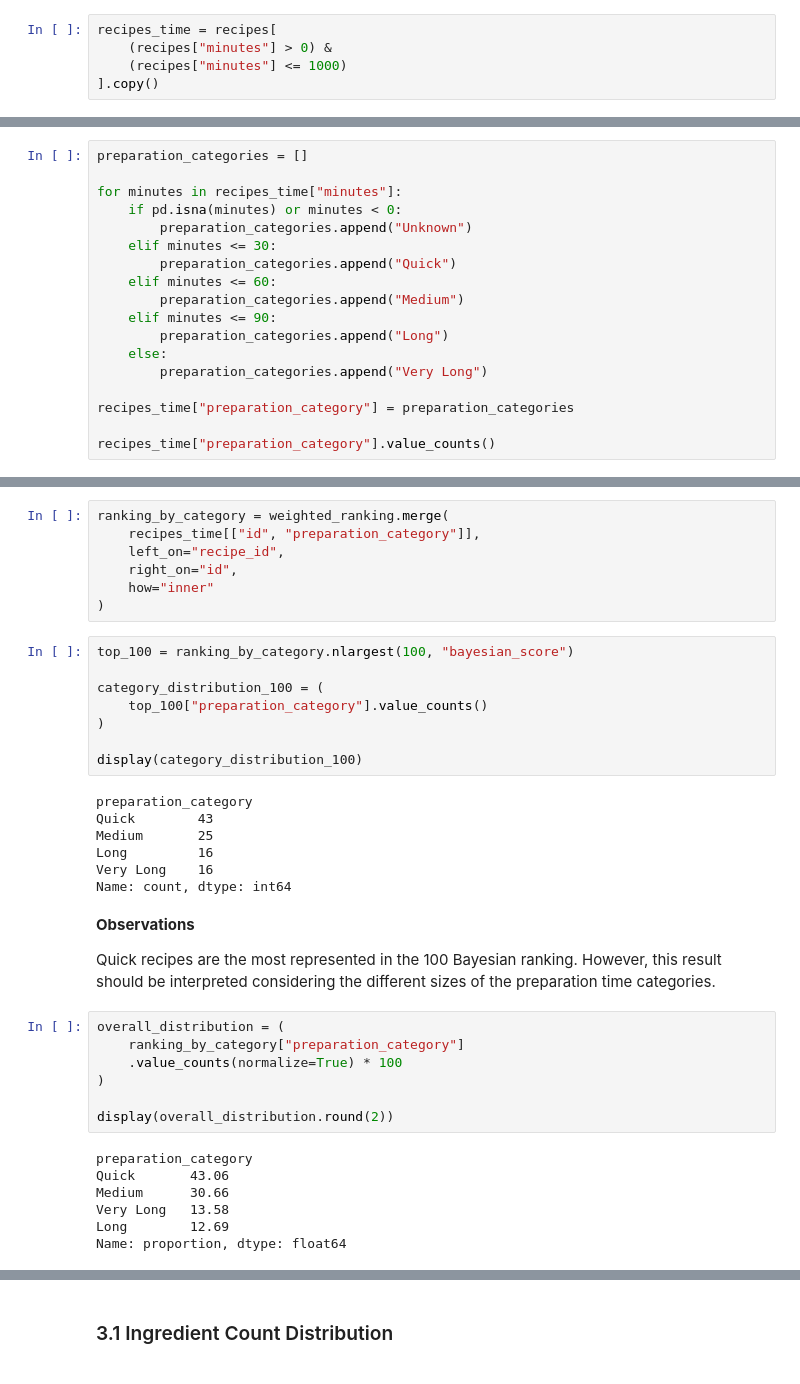
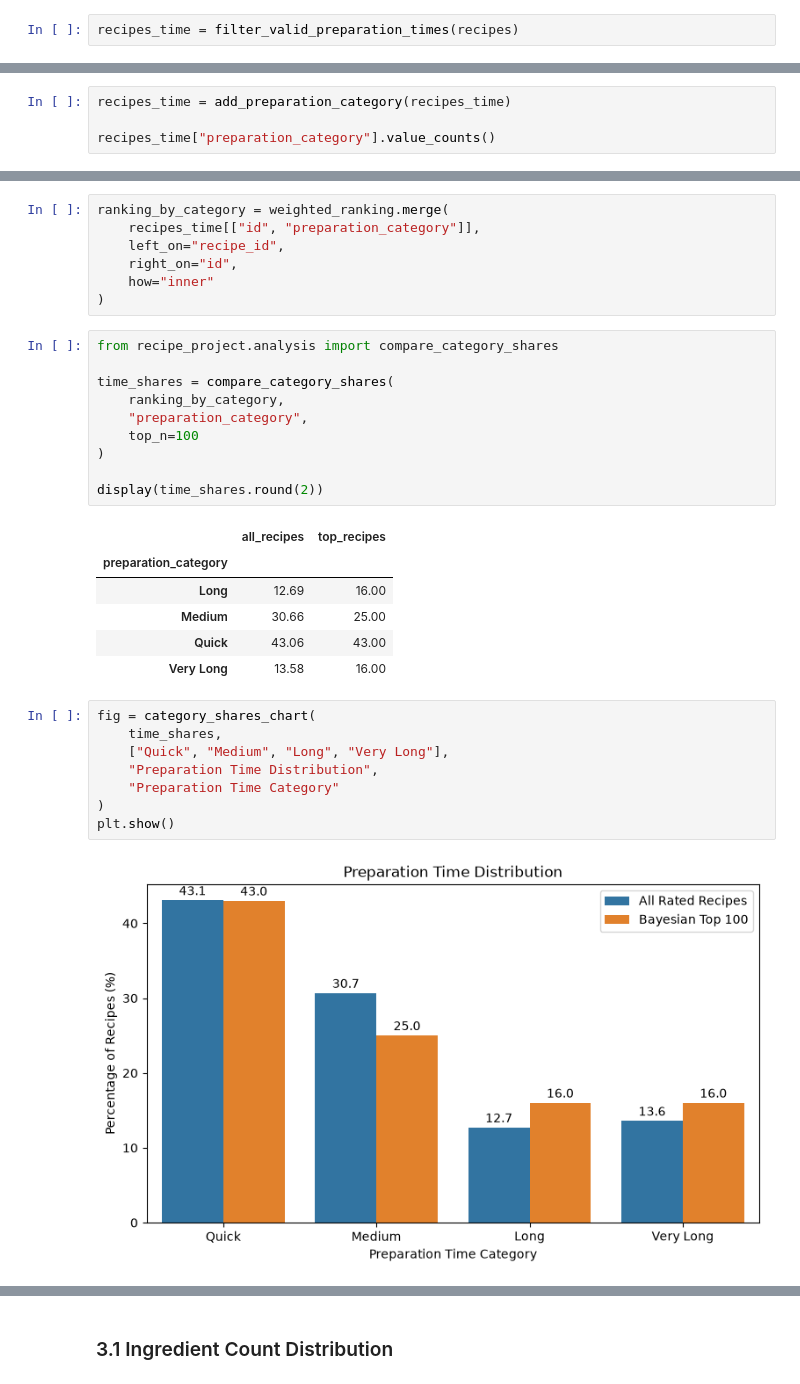
Before and after one commit to colosifederica2004-lgtm/rate_my_recipe, a Jupyter notebook: notebooks/02_recipe_characteristics.ipynb, the cells around one changed output, grey strips where cells are left out. Cells and saved outputs as stored; diff of their text form.

Commit message:
Complete project modules, notebooks and Streamlit app

```diff
--- a/notebooks/02_recipe_characteristics.ipynb
+++ b/notebooks/02_recipe_characteristics.ipynb
@@ -125,10 +131,7 @@ The original dataset remains unchanged. A filtered copy is used for the preparat
 # %% [markdown]
 ### 2.2 Exclusion of Anomalous Values
 # %%
-recipes_time = recipes[
-    (recipes["minutes"] > 0) &
-    (recipes["minutes"] <= 1000)
-].copy()
+recipes_time = filter_valid_preparation_times(recipes)
 # %% [markdown]
 ### 2.3 Preparation Time Categories
 # %% [markdown]
@@ -141,21 +144,7 @@ Recipes are grouped into four categories:
 
 This classification allows us to compare average ratings across different preparation times.
 # %%
-preparation_categories = []
-
-for minutes in recipes_time["minutes"]:
-    if pd.isna(minutes) or minutes < 0:
-        preparation_categories.append("Unknown")
-    elif minutes <= 30:
-        preparation_categories.append("Quick")
-    elif minutes <= 60:
-        preparation_categories.append("Medium")
-    elif minutes <= 90:
-        preparation_categories.append("Long")
-    else:
-        preparation_categories.append("Very Long")
-
-recipes_time["preparation_category"] = preparation_categories
+recipes_time = add_preparation_category(recipes_time)
 
 recipes_time["preparation_category"].value_counts()
 # %% [output]
@@ -204,36 +193,30 @@ ranking_by_category = weighted_ranking.merge(
     how="inner"
 )
 # %%
-top_100 = ranking_by_category.nlargest(100, "bayesian_score")
+from recipe_project.analysis import compare_category_shares
 
-category_distribution_100 = (
-    top_100["preparation_category"].value_counts()
+time_shares = compare_category_shares(
+    ranking_by_category,
+    "preparation_category",
+    top_n=100
 )
 
-display(category_distribution_100)
+display(time_shares.round(2))
 # %% [output]
-preparation_category
-Quick        43
-Medium       25
-Long         16
-Very Long    16
-Name: count, dtype: int64
+|  | all_recipes | top_recipes |
+| preparation_category |  |  |
+| Long | 12.69 | 16.00 |
+| Medium | 30.66 | 25.00 |
+| Quick | 43.06 | 43.00 |
+| Very Long | 13.58 | 16.00 |
-# %% [markdown]
-**Observations**
-
-Quick recipes are the most represented in the 100 Bayesian ranking. However, this result should be interpreted considering the different sizes of the preparation time categories.
-# %%
-overall_distribution = (
-    ranking_by_category["preparation_category"]
-    .value_counts(normalize=True) * 100
-)
-
-display(overall_distribution.round(2))
-# %% [output]
-preparation_category
-Quick       43.06
-Medium      30.66
-Very Long   13.58
-Long        12.69
-Name: proportion, dtype: float64
+# %%
+fig = category_shares_chart(
+    time_shares,
+    ["Quick", "Medium", "Long", "Very Long"],
+    "Preparation Time Distribution",
+    "Preparation Time Category"
+)
+plt.show()
+# %% [output]
+[figure, added]
 # %% [markdown]
```
Also changed, not shown: parts of 10 cells of this notebook, 13 other files.
